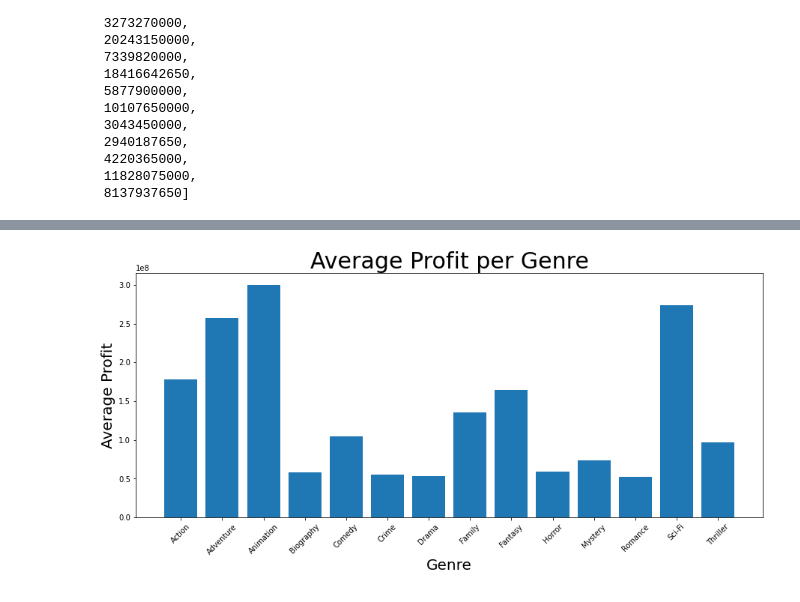
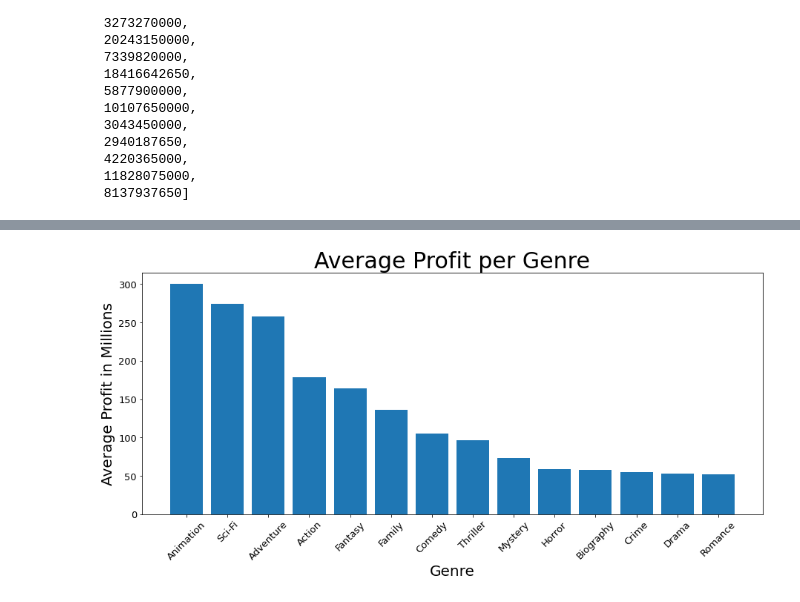
Before and after one commit to CooperWThompson/Movie_data_project, a Jupyter notebook: Cooper_notebook/Cooper working from offical data .ipynb, the cells around one changed output, grey strips where cells are left out. Saved outputs shown, nothing was run; the diff lists cells and outputs as text; code cells hidden in the pictures.

Commit message:
Updating the work on genres and the new work on the days of the week graphs and data.

```diff
--- a/Cooper_notebook/Cooper working from offical data .ipynb
+++ b/Cooper_notebook/Cooper working from offical data .ipynb
@@ -291,3 +304,8 @@ genres_Alpha_order
  'Romance',
  'Sci-Fi',
  'Thriller']
+# %%
+x = list(dict(sorted(dict(zip(genres_Alpha_order, avg_roi_per_genre)).items()
+                     , key=lambda x: x[1], reverse=True)).keys())
+y = list(dict(sorted(dict(zip(genres_Alpha_order, avg_roi_per_genre)).items()
+                     , key=lambda x: x[1], reverse=True)).values())
@@ -365,3 +418,8 @@ total_profit_per_genre = [i - j for i, j
                     in zip(list_of_total_worldwide_gross_per_genre,list_of_total_production_budget_per_genre )]
 avg_profit_per_genre = [i / j for i, j
                     in zip(total_profit_per_genre,num_of_movies_per_genre )]
+# %%
+x_2 = list(dict(sorted(dict(zip(genres_Alpha_order,avg_profit_per_genre )).items()
+                     , key=lambda x: x[1], reverse=True)).keys())
+y_2 = list(dict(sorted(dict(zip(genres_Alpha_order,avg_profit_per_genre )).items()
+                     , key=lambda x: x[1], reverse=True)).values())
@@ -368,9 +460,10 @@ avg_profit_per_genre = [i / j for i, j
 # %%
 fig, ax = plt.subplots(figsize = (15,6))
-ax.bar(x=genres_Alpha_order,height=avg_profit_per_genre)
+ax.bar(x=x_2,height=[number/1000000 for number in y_2])
 plt.title('Average Profit per Genre', fontsize = 30)
 plt.xlabel('Genre', fontsize = 20)
-plt.ylabel('Average Profit', fontsize = 20)
-plt.xticks(rotation=45);
+plt.ylabel('Average Profit in Millions', fontsize = 20)
+plt.xticks(rotation=45, size = 13)
+plt.yticks(size = 13);
 # %% [output]
-[figure, old version]
+[figure, new version]
```
Also changed, not shown: parts of 42 cells of this notebook.
